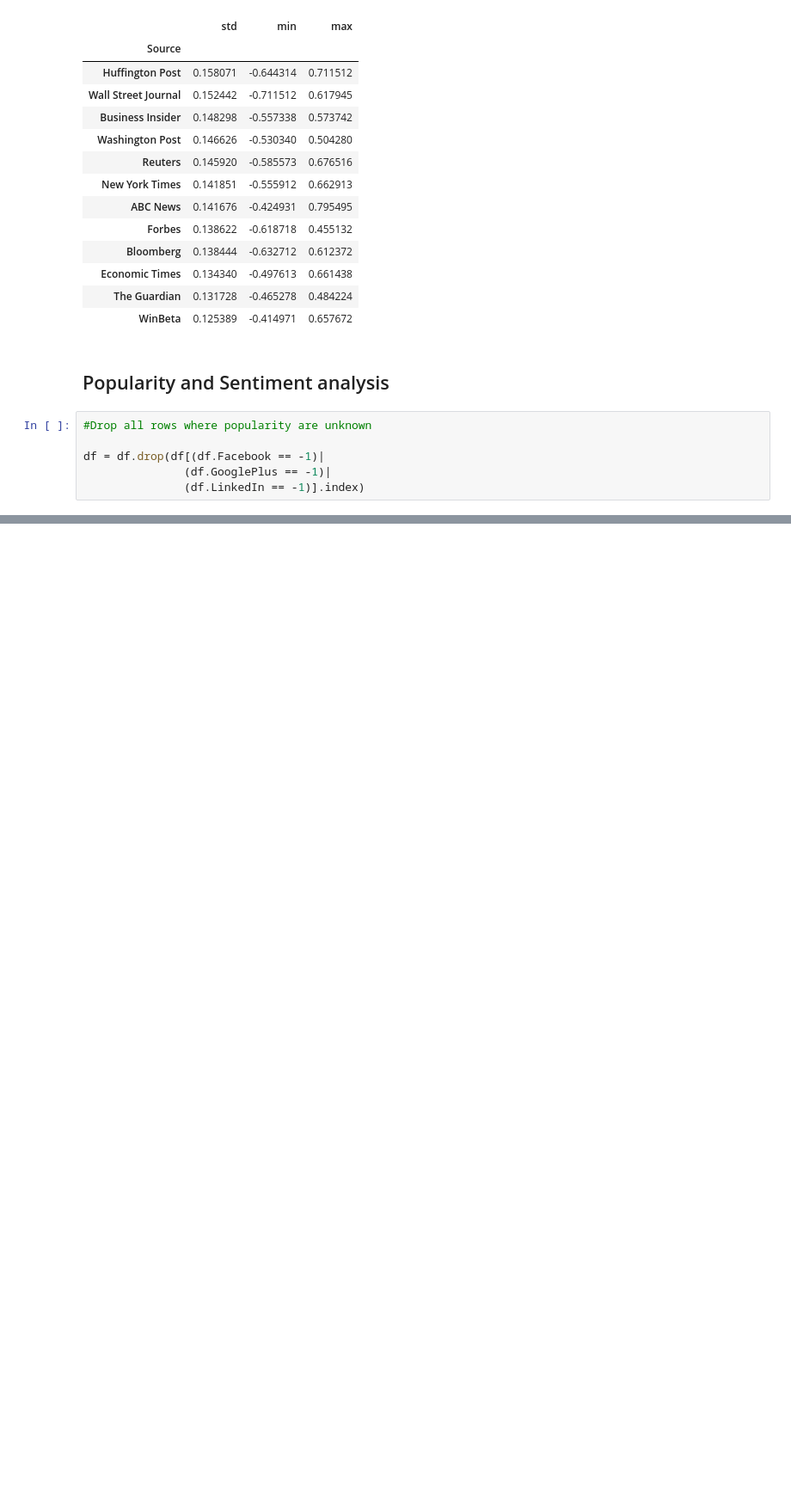
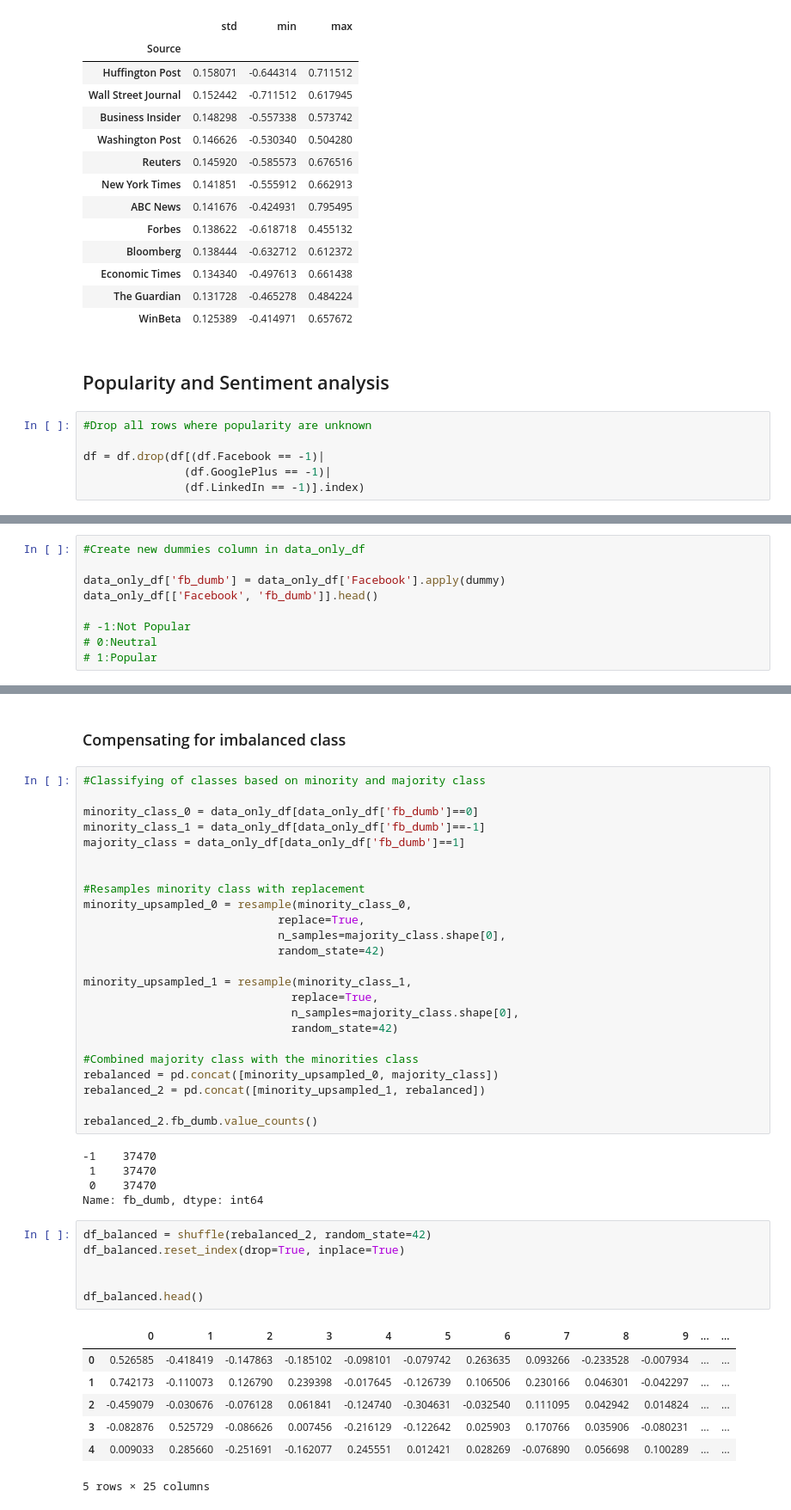
Before and after one commit to Iwilson25/Capstone, a Jupyter notebook: main_code.ipynb, the cells around one changed output, grey strips where cells are left out. Shown at 86% size. Drawn from its saved outputs; the diff is of its cells as text; blank space fills up the shorter version.

```diff
--- a/main_code.ipynb
+++ b/main_code.ipynb
@@ -827,0 +998,9 @@ df.head()
+# %%
+#Create new dummies column in data_only_df
+
+data_only_df['fb_dumb'] = data_only_df['Facebook'].apply(dummy)
+data_only_df[['Facebook', 'fb_dumb']].head()
+
+# -1:Not Popular
+# 0:Neutral
+# 1:Popular
@@ -827,0 +1021,45 @@ df.head()
+# %% [markdown]
+### Compensating for imbalanced class
+# %%
+#Classifying of classes based on minority and majority class
+
+minority_class_0 = data_only_df[data_only_df['fb_dumb']==0]
+minority_class_1 = data_only_df[data_only_df['fb_dumb']==-1]
+majority_class = data_only_df[data_only_df['fb_dumb']==1]
+
+
+#Resamples minority class with replacement
+minority_upsampled_0 = resample(minority_class_0,
+                             replace=True,
+                             n_samples=majority_class.shape[0],
+                             random_state=42)
+
+minority_upsampled_1 = resample(minority_class_1,
+                               replace=True,
+                               n_samples=majority_class.shape[0],
+                               random_state=42)
+
+#Combined majority class with the minorities class
+rebalanced = pd.concat([minority_upsampled_0, majority_class])
+rebalanced_2 = pd.concat([minority_upsampled_1, rebalanced])
+
+rebalanced_2.fb_dumb.value_counts()
+# %% [output]
+-1    37470
+ 1    37470
+ 0    37470
+Name: fb_dumb, dtype: int64
+# %%
+df_balanced = shuffle(rebalanced_2, random_state=42)
+df_balanced.reset_index(drop=True, inplace=True)
+
+
+df_balanced.head()
+# %% [output]
+|  | 0 | 1 | 2 | 3 | 4 | 5 | 6 | 7 | 8 | 9 | ... | ... |
+| 0 | 0.526585 | -0.418419 | -0.147863 | -0.185102 | -0.098101 | -0.079742 | 0.263635 | 0.093266 | -0.233528 | -0.007934 | ... | ... |
+| 1 | 0.742173 | -0.110073 | 0.126790 | 0.239398 | -0.017645 | -0.126739 | 0.106506 | 0.230166 | 0.046301 | -0.042297 | ... | ... |
+| 2 | -0.459079 | -0.030676 | -0.076128 | 0.061841 | -0.124740 | -0.304631 | -0.032540 | 0.111095 | 0.042942 | 0.014824 | ... | ... |
+| 3 | -0.082876 | 0.525729 | -0.086626 | 0.007456 | -0.216129 | -0.122642 | 0.025903 | 0.170766 | 0.035906 | -0.080231 | ... | ... |
+| 4 | 0.009033 | 0.285660 | -0.251691 | -0.162077 | 0.245551 | 0.012421 | 0.028269 | -0.076890 | 0.056698 | 0.100289 | ... | ... |
+5 rows × 25 columns
```
Also changed, not shown: parts of 71 cells of this notebook.
